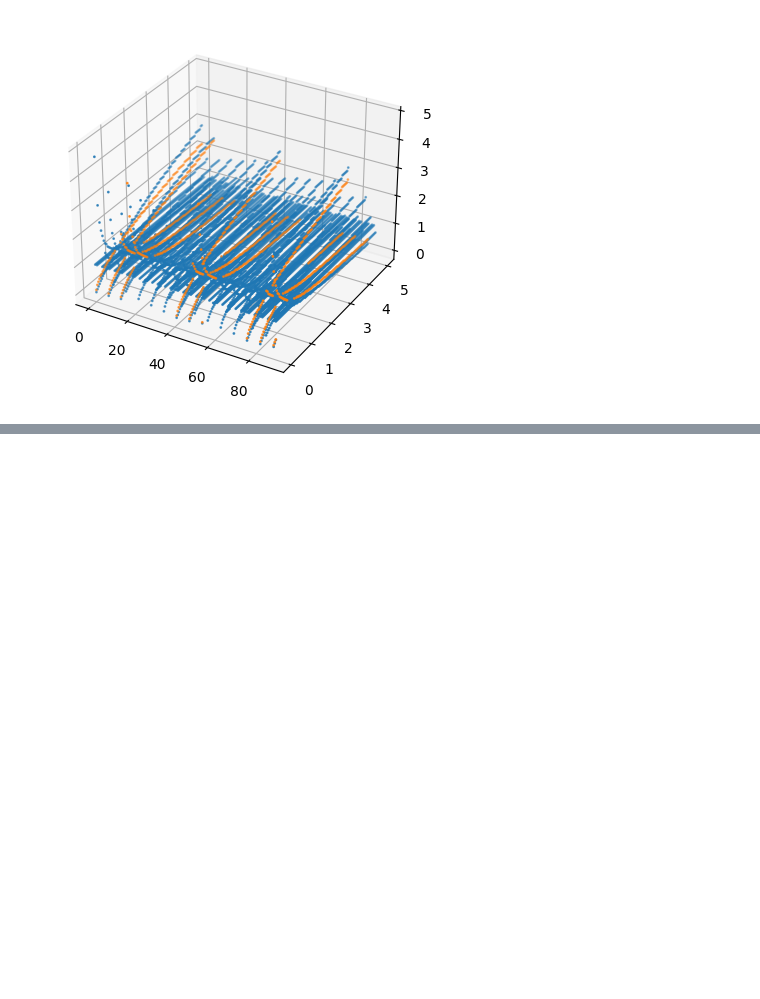
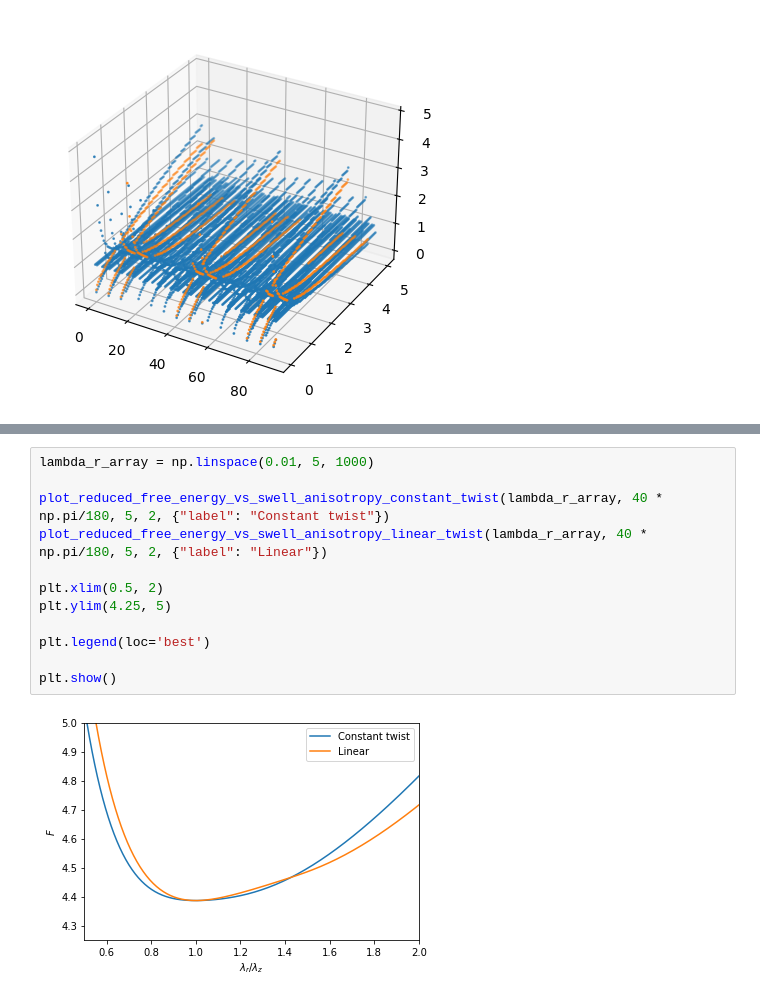
Before and after one commit to gouwsxander/hydrated-liquid-crystal-elastomers, a Jupyter notebook: Free energy minimization/plot_free_energy.ipynb, the cells around one changed output, grey strips where cells are left out. Cells and saved outputs as stored; diff of their text form; blank space fills up the shorter version.

```diff
--- a/Free energy minimization/plot_free_energy.ipynb
+++ b/Free energy minimization/plot_free_energy.ipynb
@@ -558,0 +586,14 @@ plot_eqm_deformation_anisotropy_3d_constant_twist(lambda_r_array_super_close, go
+# %%
+lambda_r_array = np.linspace(0.01, 5, 1000)
+
+plot_reduced_free_energy_vs_swell_anisotropy_constant_twist(lambda_r_array, 40 * np.pi/180, 5, 2, {"label": "Constant twist"})
+plot_reduced_free_energy_vs_swell_anisotropy_linear_twist(lambda_r_array, 40 * np.pi/180, 5, 2, {"label": "Linear"})
+
+plt.xlim(0.5, 2)
+plt.ylim(4.25, 5)
+
+plt.legend(loc='best')
+
+plt.show()
+# %% [output]
+[figure, added]
```
Also changed, not shown: parts of 3 cells of this notebook, 1 other file.
